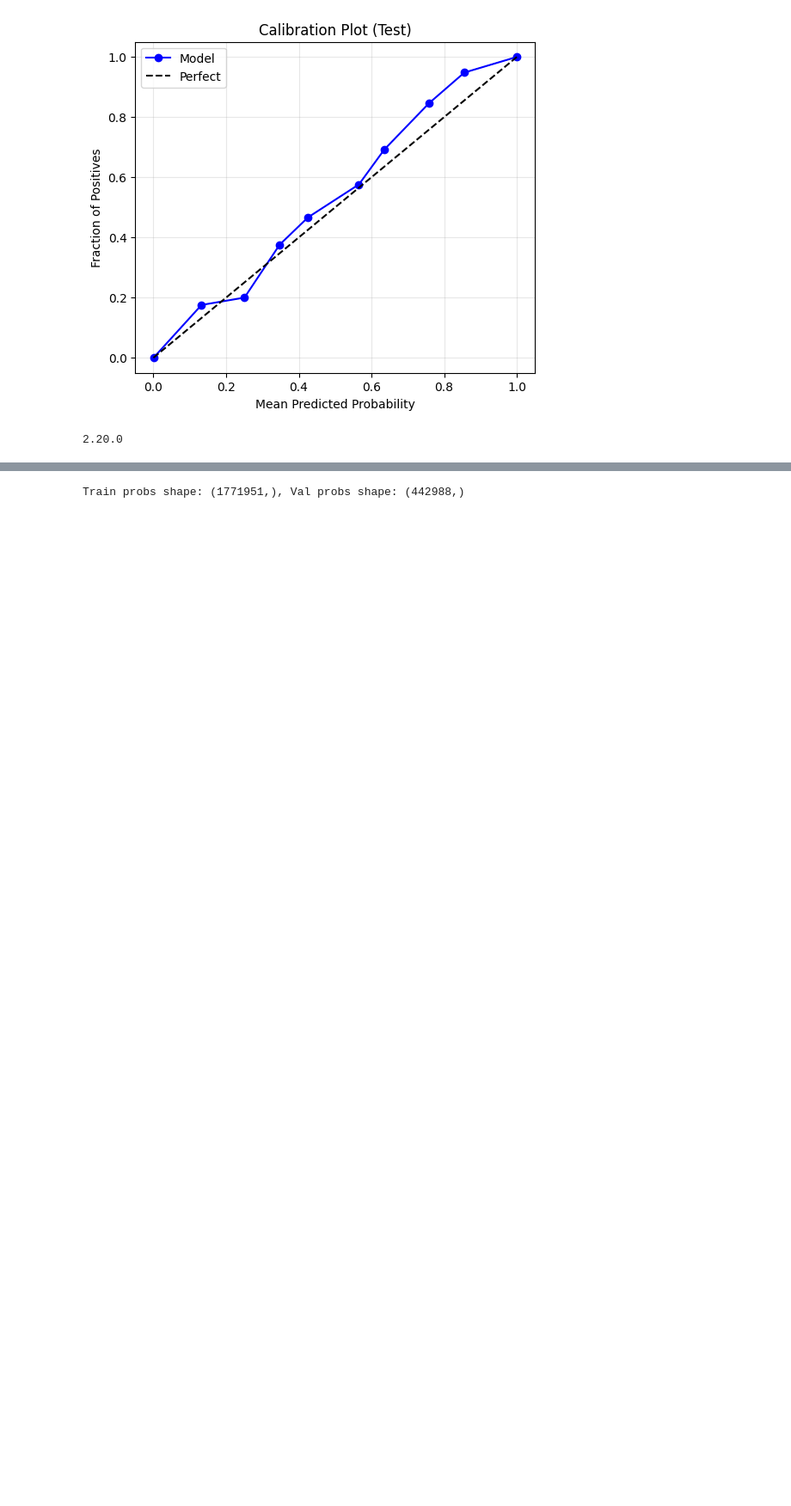
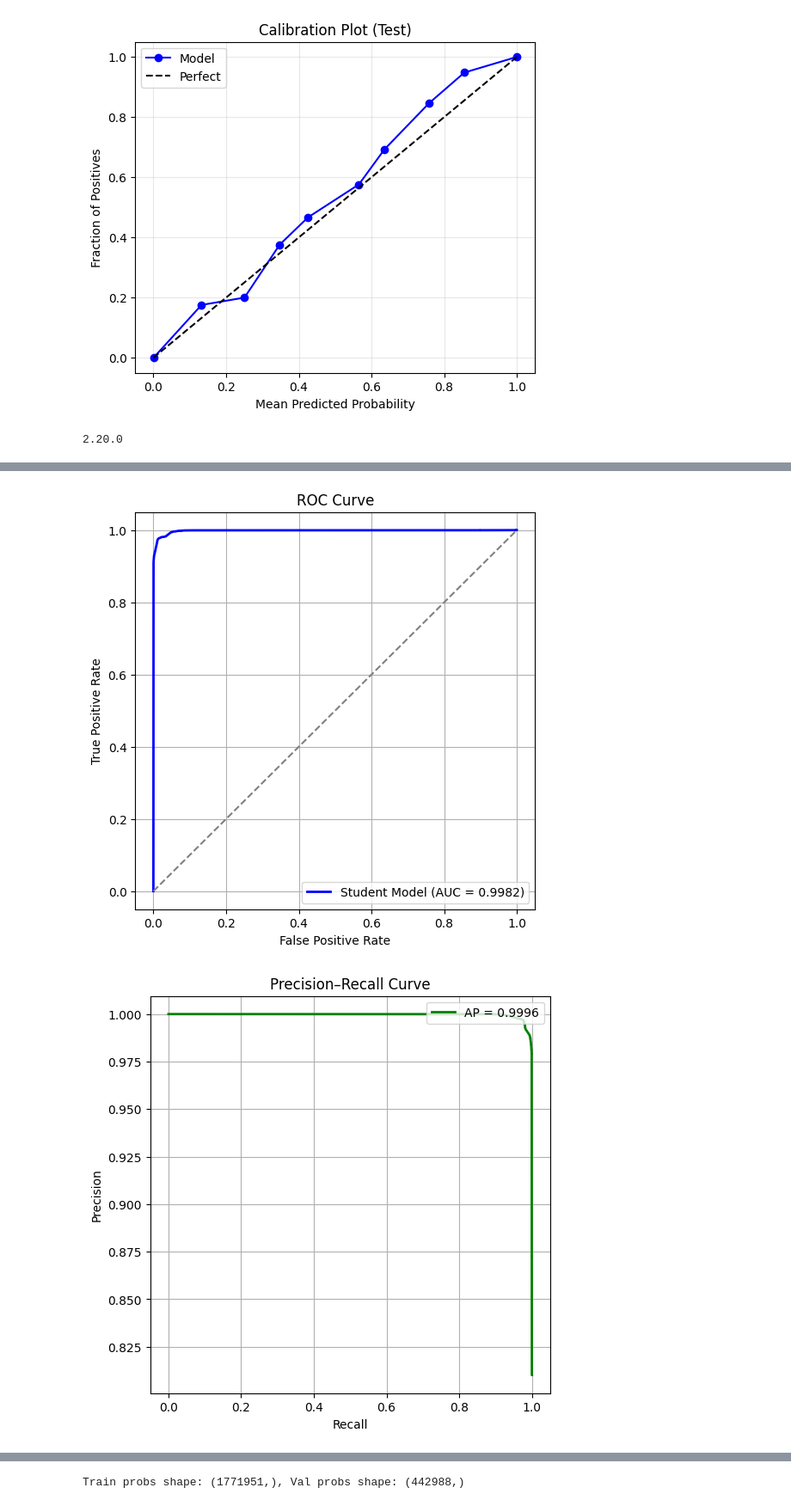
Before and after one commit to bintangpandu14/CICIDS2017---IPSML, a Jupyter notebook: notebooks/04_LightGBM-Snort(TensorFlow).ipynb, the cells around one changed output, grey strips where cells are left out. Shown: that part at 86% size. Cells and saved outputs as stored; diff of their text form; code cells hidden in the pictures; blank space fills up the shorter version.

```diff
--- a/notebooks/04_LightGBM-Snort(TensorFlow).ipynb
+++ b/notebooks/04_LightGBM-Snort(TensorFlow).ipynb
@@ -188,0 +400,33 @@ print(tf.__version__)
+# %%
+import matplotlib.pyplot as plt
+from sklearn.metrics import roc_curve, auc, precision_recall_curve, average_precision_score
+
+# --- ROC Curve ---
+fpr, tpr, roc_thresh = roc_curve(y_test, y_student_prob)
+roc_auc = auc(fpr, tpr)
+
+plt.figure(figsize=(6,6))
+plt.plot(fpr, tpr, color='blue', lw=2, label=f'Student Model (AUC = {roc_auc:.4f})')
+plt.plot([0,1], [0,1], linestyle='--', color='gray')
+plt.xlabel('False Positive Rate')
+plt.ylabel('True Positive Rate')
+plt.title('ROC Curve')
+plt.legend(loc='lower right')
+plt.grid(True)
+plt.show()
+
+# --- Precision-Recall Curve ---
+precision, recall, pr_thresh = precision_recall_curve(y_test, y_student_prob)
+ap = average_precision_score(y_test, y_student_prob)
+
+plt.figure(figsize=(6,6))
+plt.plot(recall, precision, color='green', lw=2, label=f'AP = {ap:.4f}')
+plt.xlabel('Recall')
+plt.ylabel('Precision')
+plt.title('Precision–Recall Curve')
+plt.legend(loc='upper right')
+plt.grid(True)
+plt.show()
+# %% [output]
+[figure, added]
+[figure, added]
```
Also changed, not shown: parts of 22 cells of this notebook, 11 other files.
